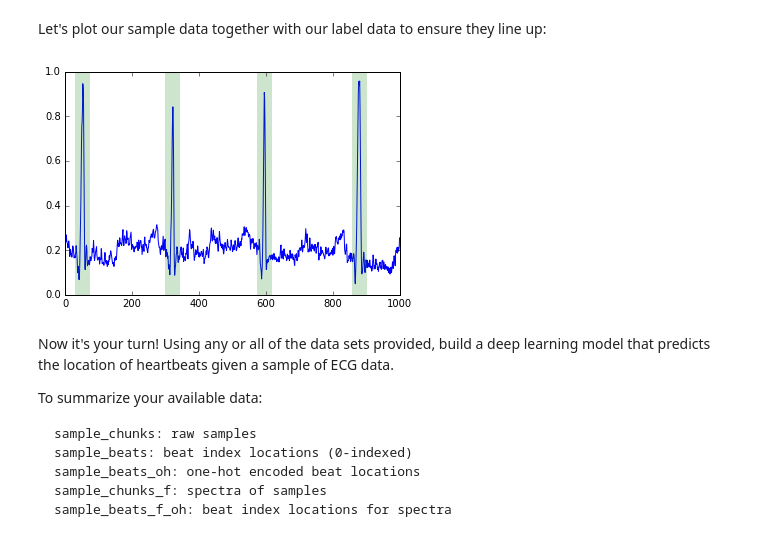
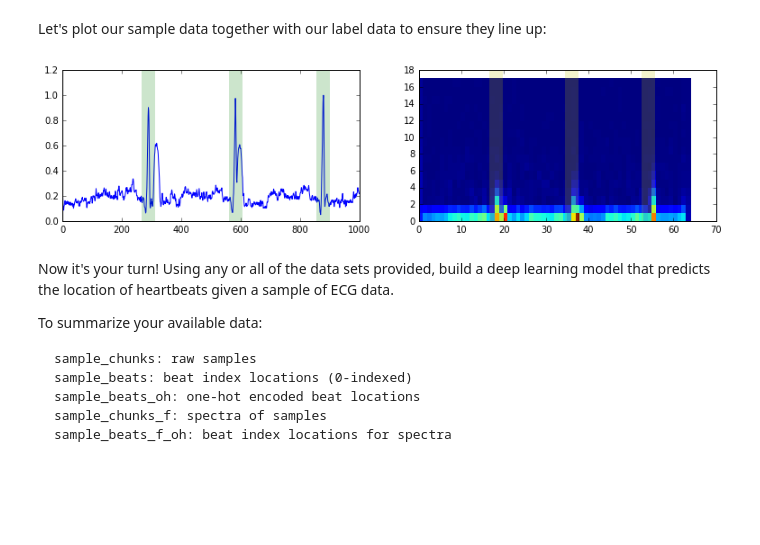
Before and after one commit to jamesbiederbeck/dl_exercise, a Jupyter notebook: deep_learning_exercise.ipynb, the cells around one changed output. Drawn from its saved outputs; the diff is of its cells as text; code cells hidden in the pictures; blank space fills up the shorter version.

```diff
--- a/deep_learning_exercise.ipynb
+++ b/deep_learning_exercise.ipynb
@@ -91,18 +91,23 @@ for i, chunk in enumerate(sample_chunk_idx):
     sample_beats.append(beats[np.where(np.logical_and(beats >= chunk[0], beats <= chunk[1]))])
     offset_beats = ((sample_beats[i] - sample_chunk_idx[i][0]) - 1).astype(int)
     sample_beats_oh[i, offset_beats] = 1
-    sample_beats_f_oh[i, (offset_beats / stft_size / 2).astype(int)] = 1
+    sample_beats_f_oh[i, (offset_beats / stft_size * 2).astype(int)] = 1
 
 # Recast as numpy array
 sample_beats = np.asarray(sample_beats)
 # %% [markdown]
 Let's plot our sample data together with our label data to ensure they line up:
 # %%
-plt.plot(sample_chunks[0])
+fig, axs = plt.subplots(1, 2, figsize=(13, 3))
+axs[0].plot(sample_chunks[0])
 for xc in np.where(sample_beats_oh[0] == 1)[0]:
-    plt.axvline(x = xc, linewidth=15, color='g', alpha=0.2)
+    axs[0].axvline(x = xc, linewidth=15, color='g', alpha=0.2)
+
+axs[1].pcolormesh(sample_chunks_f[0])
+for xc in np.where(sample_beats_f_oh[0] == 1)[0]:
+    axs[1].axvline(x = xc, linewidth=15, color='y', alpha=0.2)
 # %% [output]
-[figure, old version]
+[figure, new version]
 # %% [markdown]
 Now it's your turn!  Using any or all of the data sets provided, build a deep learning model that predicts the location of heartbeats given a sample of ECG data.
 
```
Also changed, not shown: parts of 1 cell of this notebook.
